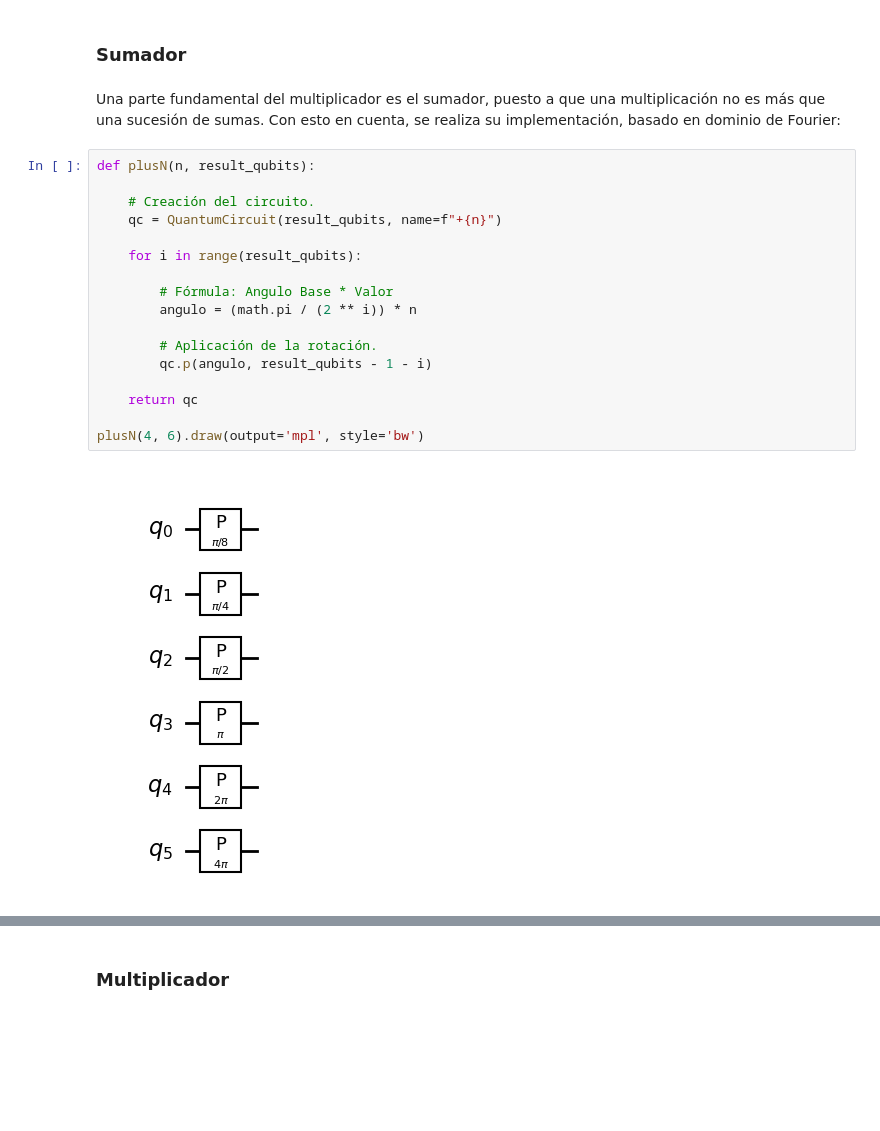
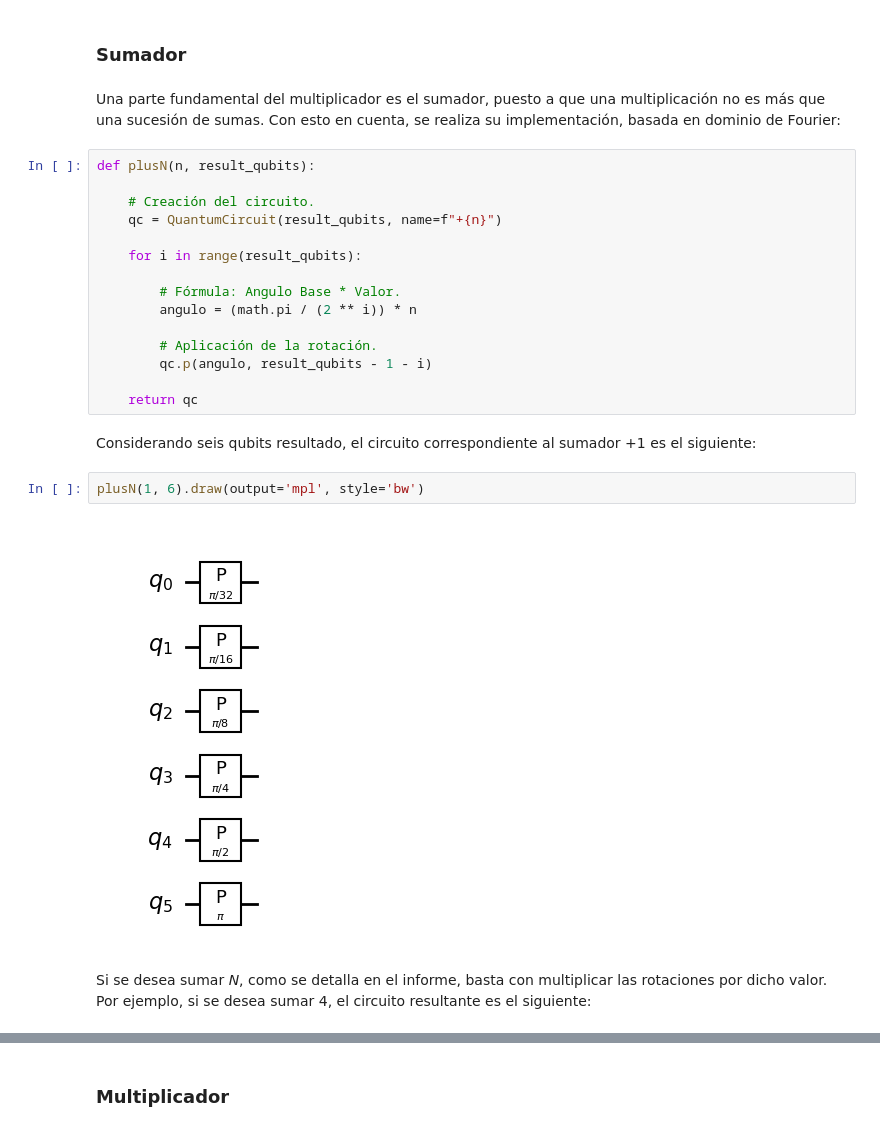
Before and after one commit to iroumec/qomputing-coursework, a Jupyter notebook: entregas/tercera/tercera_entrega.ipynb, the cells around one changed output, grey strips where cells are left out. Saved outputs shown, nothing was run; the diff lists cells and outputs as text; blank space fills up the shorter version.

Commit message:
Corrección de detalles finales correspondientes a la tercera entrega

```diff
--- a/entregas/tercera/tercera_entrega.ipynb
+++ b/entregas/tercera/tercera_entrega.ipynb
@@ -86,7 +87,7 @@ Con la IQFT ya implementada, se prosigue con la implementación del multiplicado
 # %% [markdown]
 ### Sumador
 # %% [markdown]
-Una parte fundamental del multiplicador es el sumador, puesto a que una multiplicación no es más que una sucesión de sumas. Con esto en cuenta, se realiza su implementación, basado en dominio de Fourier:
+Una parte fundamental del multiplicador es el sumador, puesto a que una multiplicación no es más que una sucesión de sumas. Con esto en cuenta, se realiza su implementación, basada en dominio de Fourier:
 # %%
 def plusN(n, result_qubits):
 
@@ -95,14 +96,18 @@ def plusN(n, result_qubits):
 
     for i in range(result_qubits):
 
-        # Fórmula: Angulo Base * Valor
+        # Fórmula: Angulo Base * Valor.
         angulo = (math.pi / (2 ** i)) * n
 
         # Aplicación de la rotación.
         qc.p(angulo, result_qubits - 1 - i)
 
     return qc
-
-plusN(4, 6).draw(output='mpl', style='bw')
-# %% [output]
-[figure, removed]
+# %% [markdown]
+Considerando seis qubits resultado, el circuito correspondiente al sumador +1 es el siguiente:
+# %%
+plusN(1, 6).draw(output='mpl', style='bw')
+# %% [output]
+[figure, added]
+# %% [markdown]
+Si se desea sumar _N_, como se detalla en el informe, basta con multiplicar las rotaciones por dicho valor. Por ejemplo, si se desea sumar 4, el circuito resultante es el siguiente:
```
Also changed, not shown: parts of 16 cells of this notebook, 3 other files.
